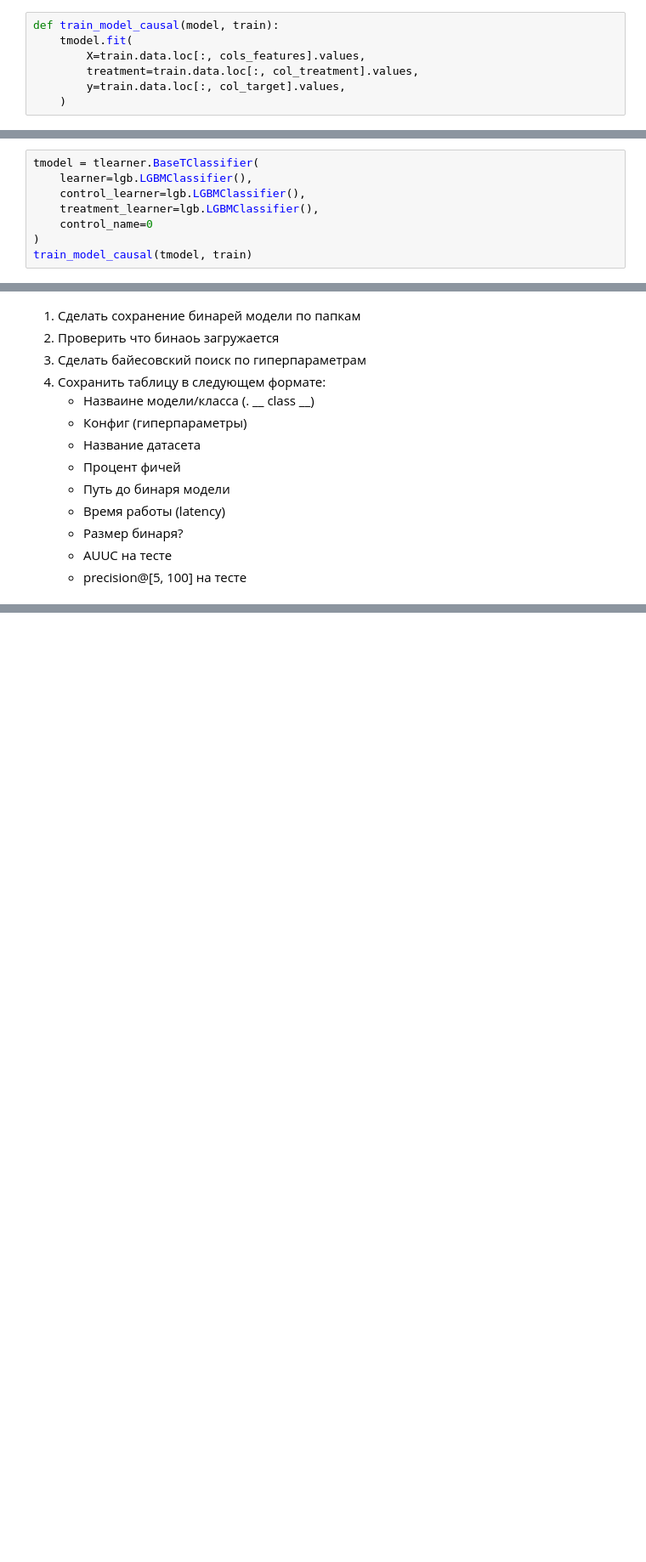
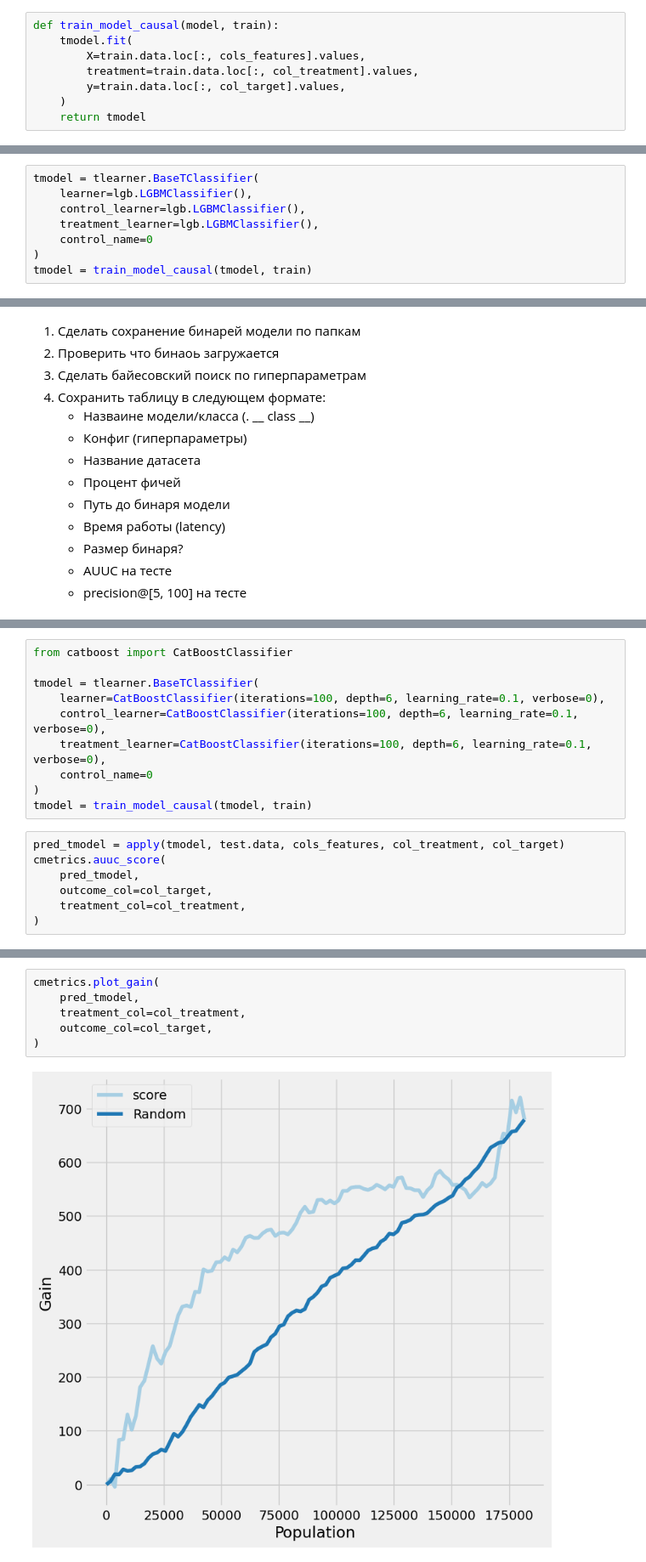
Before and after one commit to OganyanRV/UpliftModelingResearch, a Jupyter notebook: notebooks/base models.ipynb, the cells around one changed output, grey strips where cells are left out. Shown at 85% size. Saved outputs shown, nothing was run; the diff lists cells and outputs as text; blank space fills up the shorter version.

```diff
--- a/notebooks/base models.ipynb
+++ b/notebooks/base models.ipynb
@@ -68,6 +69,7 @@ def train_model_causal(model, train):
         treatment=train.data.loc[:, col_treatment].values,
         y=train.data.loc[:, col_target].values,
     )
+    return tmodel
 # %%
 def apply(model, data, cols_features, col_treatment, col_target):
     scores = data.copy(deep=True)
@@ -106,6 +108,6 @@ tmodel = tlearner.BaseTClassifier(
     treatment_learner=lgb.LGBMClassifier(),
     control_name=0
 )
-train_model_causal(tmodel, train)
+tmodel = train_model_causal(tmodel, train)
 # %% [output]
 [LightGBM] [Info] Number of positive: 6810, number of negative: 714379
@@ -164,0 +187,17 @@ causalml.inference.meta.tlearner.BaseTClassifier
+# %%
+from catboost import CatBoostClassifier
+
+tmodel = tlearner.BaseTClassifier(
+    learner=CatBoostClassifier(iterations=100, depth=6, learning_rate=0.1, verbose=0),
+    control_learner=CatBoostClassifier(iterations=100, depth=6, learning_rate=0.1, verbose=0),
+    treatment_learner=CatBoostClassifier(iterations=100, depth=6, learning_rate=0.1, verbose=0),
+    control_name=0
+)
+tmodel = train_model_causal(tmodel, train)
+# %%
+pred_tmodel = apply(tmodel, test.data, cols_features, col_treatment, col_target)
+cmetrics.auuc_score(
+    pred_tmodel,
+    outcome_col=col_target,
+    treatment_col=col_treatment,
+)
@@ -164,0 +208,8 @@ causalml.inference.meta.tlearner.BaseTClassifier
+# %%
+cmetrics.plot_gain(
+    pred_tmodel,
+    treatment_col=col_treatment,
+    outcome_col=col_target,
+)
+# %% [output]
+[figure, added]
```
Also changed, not shown: parts of 17 cells of this notebook.
